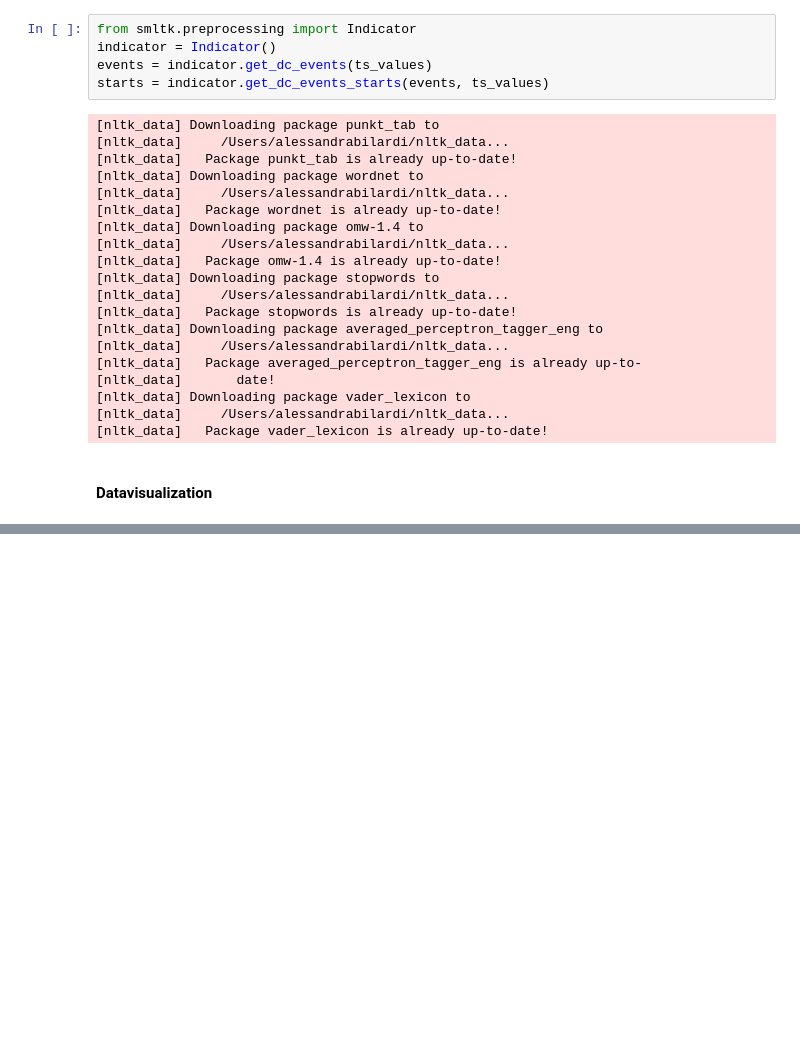
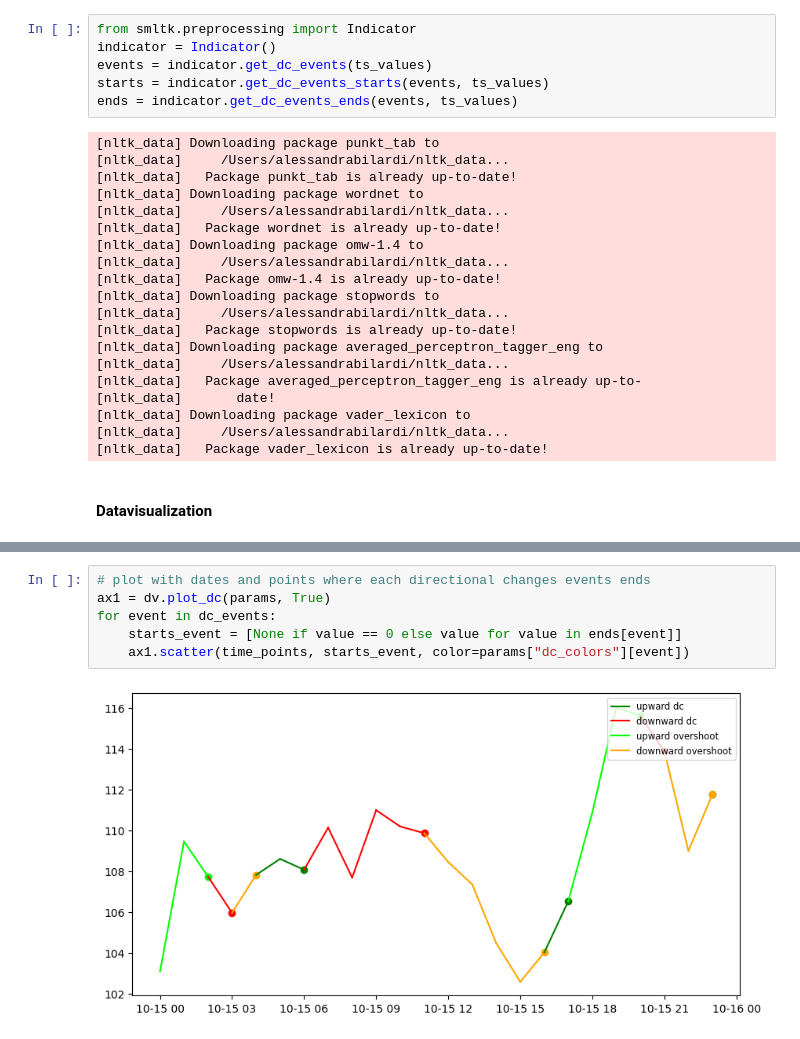
Before and after one commit to bilardi/smltk, a Jupyter notebook: docs/source/usage/datavisualization.ipynb, the cells around one changed output, grey strips where cells are left out. Saved outputs shown, nothing was run; the diff lists cells and outputs as text; blank space fills up the shorter version.

Commit message:
step 18 - added new method for points where each directional change ends and updated notebook

```diff
--- a/docs/source/usage/datavisualization.ipynb
+++ b/docs/source/usage/datavisualization.ipynb
@@ -134,6 +134,7 @@ from smltk.preprocessing import Indicator
 indicator = Indicator()
 events = indicator.get_dc_events(ts_values)
 starts = indicator.get_dc_events_starts(events, ts_values)
+ends = indicator.get_dc_events_ends(events, ts_values)
 # %% [output]
 [nltk_data] Downloading package punkt_tab to
 [nltk_data]     /Users/alessandrabilardi/nltk_data...
@@ -187,3 +188,11 @@ for event in dc_events:
+# %%
+# plot with dates and points where each directional changes events ends
+ax1 = dv.plot_dc(params, True)
+for event in dc_events:
+    starts_event = [None if value == 0 else value for value in ends[event]]
+    ax1.scatter(time_points, starts_event, color=params["dc_colors"][event])
+# %% [output]
+[figure, added]
 # %%
 # the same plot with int timestamp and without points
 time_points = range(0, len(ts_values))
```
Also changed, not shown: parts of 3 cells of this notebook, 6 other files.
